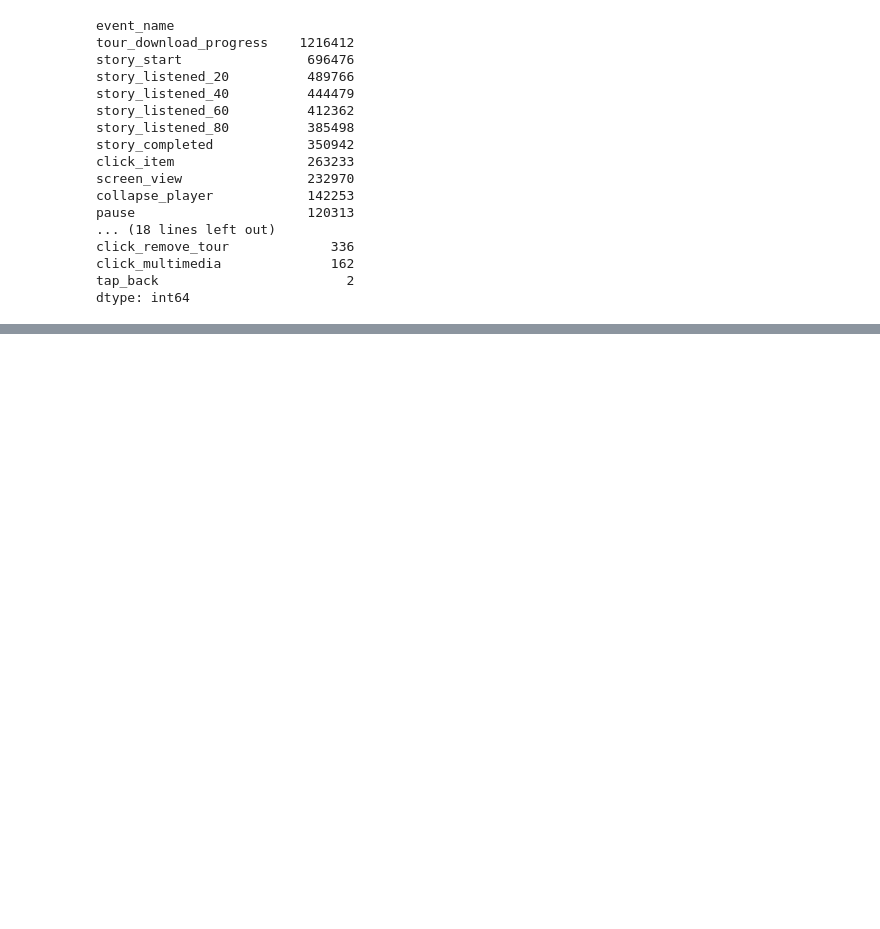
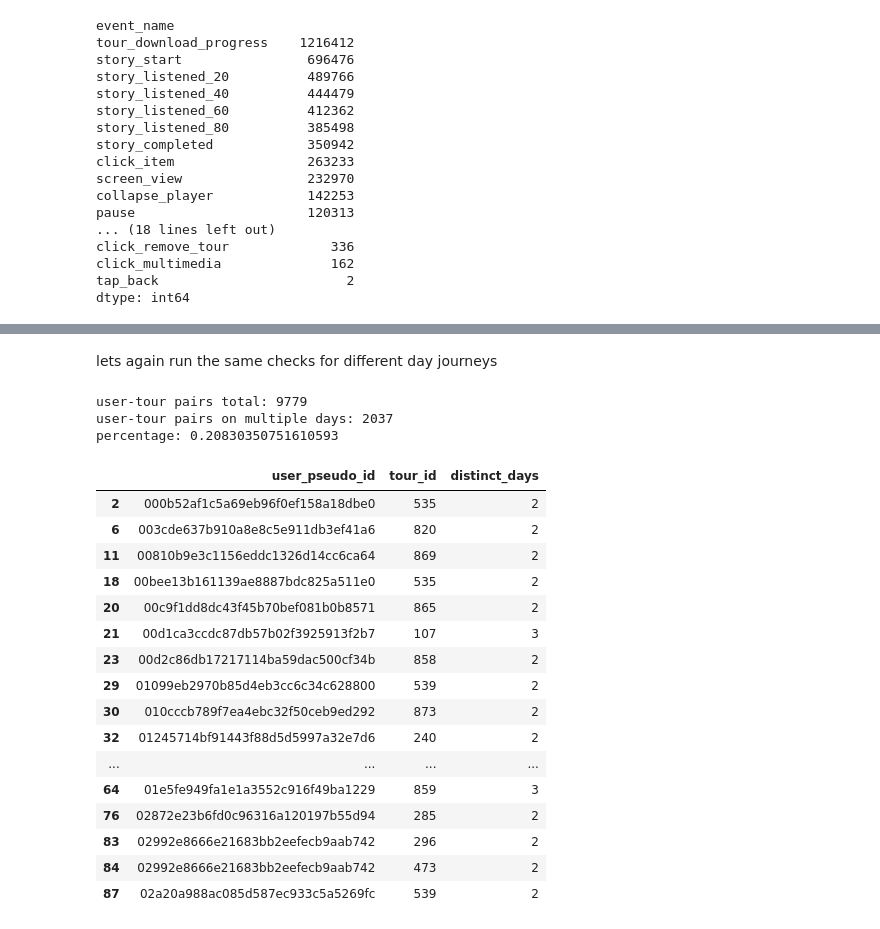
Before and after one commit to vassilismylo/Clio_Muse, a Jupyter notebook: Altair_Analytics/user_journeys_analysis.ipynb, the cells around one changed output, grey strips where cells are left out. Saved outputs shown, nothing was run; the diff lists cells and outputs as text; code cells hidden in the pictures; blank space fills up the shorter version.

```diff
--- a/Altair_Analytics/user_journeys_analysis.ipynb
+++ b/Altair_Analytics/user_journeys_analysis.ipynb
@@ -159,0 +273,63 @@ events_data.loc[
+# %% [markdown]
+lets again run the same checks for different day journeys
+# %%
+listening_events = [
+    "start_tour",
+    "story_start",
+    "story_listened_20",
+    "story_listened_40",
+    "story_listened_60",
+    "story_listened_80",
+    "story_completed",
+    "play",
+    "pause",
+    "forward_10",
+    "backward_10",
+    "click_progress_bar",
+    "next_story",
+    "previous_story",
+    "click_story",
+    # "click_item",
+    # "click_listen_now"
+]
+
+ANDROID_LISTEN = ANDROID_clean[ANDROID_clean["event_name"].isin(listening_events)]
+# %%
+df = ANDROID_LISTEN[["user_pseudo_id", "tour_id", "event_datetime"]].dropna(subset=["tour_id"]).copy()
+
+df["listen_date"] = pd.to_datetime(df["event_datetime"]).dt.date
+
+tour_days = (
+    df.groupby(["user_pseudo_id", "tour_id"])["listen_date"]
+      .nunique()
+      .reset_index(name="distinct_days")
+)
+
+multi_day_tours = tour_days[tour_days["distinct_days"] > 1]
+
+print("user-tour pairs total:", len(tour_days))
+print("user-tour pairs on multiple days:", len(multi_day_tours))
+print("percentage:", len(multi_day_tours) / len(tour_days))
+
+multi_day_tours.head(20)
+# %% [output]
+user-tour pairs total: 9779
+user-tour pairs on multiple days: 2037
+percentage: 0.20830350751610593
+|  | user_pseudo_id | tour_id | distinct_days |
+| 2 | 000b52af1c5a69eb96f0ef158a18dbe0 | 535 | 2 |
+| 6 | 003cde637b910a8e8c5e911db3ef41a6 | 820 | 2 |
+| 11 | 00810b9e3c1156eddc1326d14cc6ca64 | 869 | 2 |
+| 18 | 00bee13b161139ae8887bdc825a511e0 | 535 | 2 |
+| 20 | 00c9f1dd8dc43f45b70bef081b0b8571 | 865 | 2 |
+| 21 | 00d1ca3ccdc87db57b02f3925913f2b7 | 107 | 3 |
+| 23 | 00d2c86db17217114ba59dac500cf34b | 858 | 2 |
+| 29 | 01099eb2970b85d4eb3cc6c34c628800 | 539 | 2 |
+| 30 | 010cccb789f7ea4ebc32f50ceb9ed292 | 873 | 2 |
+| 32 | 01245714bf91443f88d5d5997a32e7d6 | 240 | 2 |
+| ... | ... | ... | ... |
+| 64 | 01e5fe949fa1e1a3552c916f49ba1229 | 859 | 3 |
+| 76 | 02872e23b6fd0c96316a120197b55d94 | 285 | 2 |
+| 83 | 02992e8666e21683bb2eefecb9aab742 | 296 | 2 |
+| 84 | 02992e8666e21683bb2eefecb9aab742 | 473 | 2 |
+| 87 | 02a20a988ac085d587ec933c5a5269fc | 539 | 2 |
```
Also changed, not shown: parts of 24 cells of this notebook.
